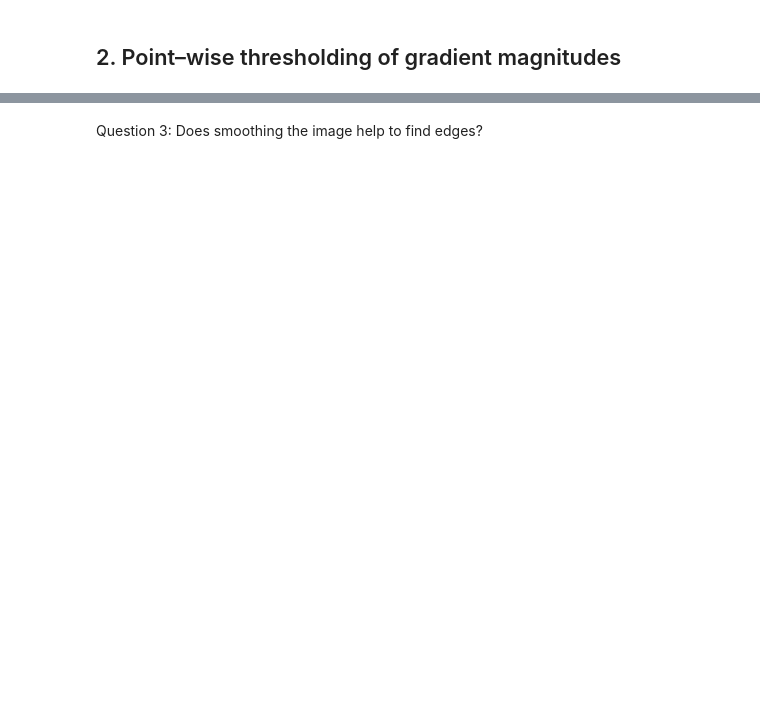
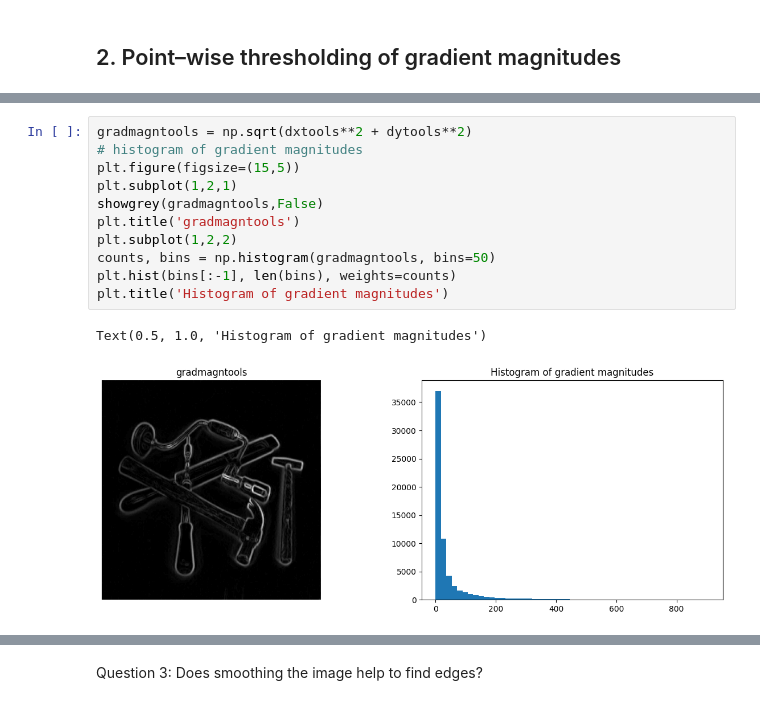
Before and after one commit to AndreaCamilloni/ComputerVision, a Jupyter notebook: lab2.ipynb, the cells around one changed output, grey strips where cells are left out. Cells and saved outputs as stored; diff of their text form; blank space fills up the shorter version.

```diff
--- a/lab2.ipynb
+++ b/lab2.ipynb
@@ -52,0 +79,14 @@ Question 2: Is it easy to find a threshold that results in thin edges? Explain w
+# %%
+gradmagntools = np.sqrt(dxtools**2 + dytools**2)
+# histogram of gradient magnitudes
+plt.figure(figsize=(15,5))
+plt.subplot(1,2,1)
+showgrey(gradmagntools,False)
+plt.title('gradmagntools')
+plt.subplot(1,2,2)
+counts, bins = np.histogram(gradmagntools, bins=50)
+plt.hist(bins[:-1], len(bins), weights=counts)
+plt.title('Histogram of gradient magnitudes')
+# %% [output]
+Text(0.5, 1.0, 'Histogram of gradient magnitudes')
+[figure, added]
```
Also changed, not shown: parts of 35 cells of this notebook, 3 other files.
